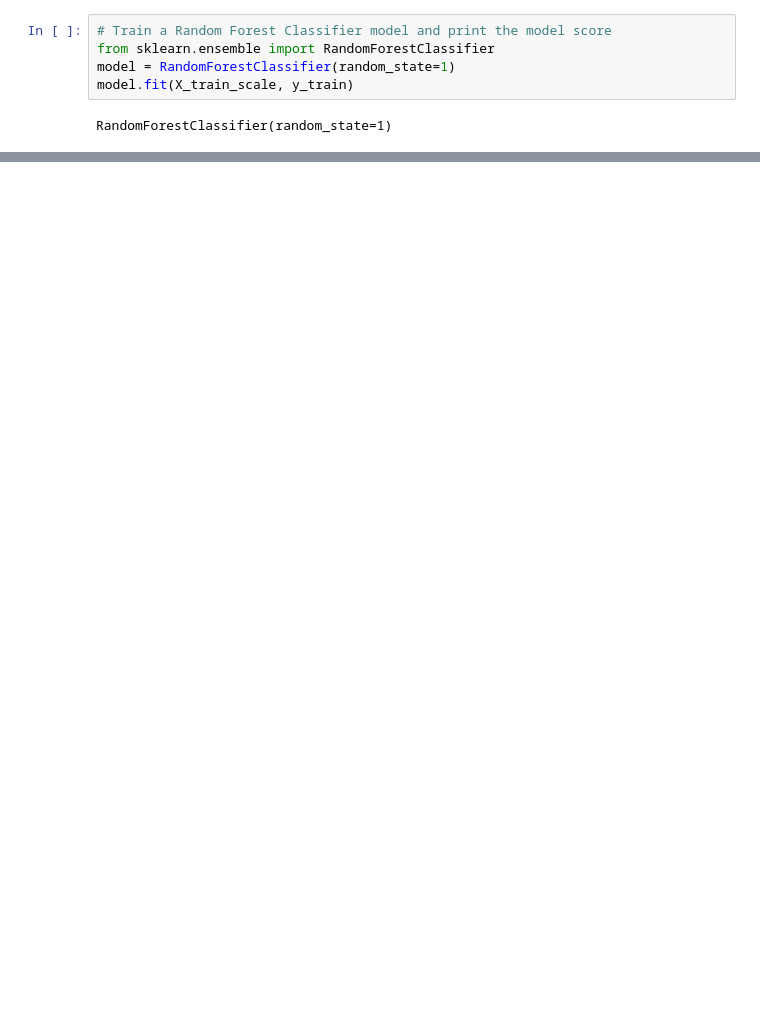
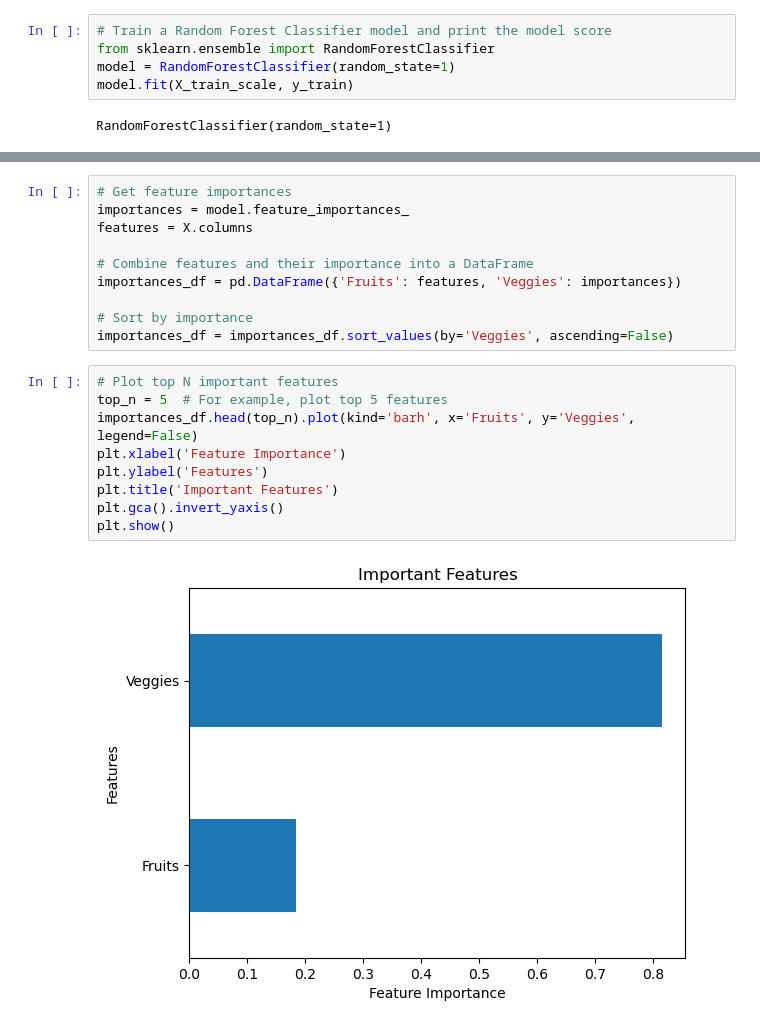
Before and after one commit to jjmccarty/project2_diabetes_outcomes, a Jupyter notebook: Casandra.ipynb, the cells around one changed output, grey strips where cells are left out. Cells and saved outputs as stored; diff of their text form; blank space fills up the shorter version.

```diff
--- a/Casandra.ipynb
+++ b/Casandra.ipynb
@@ -165,0 +188,21 @@ plt.show()
+# %%
+# Get feature importances
+importances = model.feature_importances_
+features = X.columns
+
+# Combine features and their importance into a DataFrame
+importances_df = pd.DataFrame({'Fruits': features, 'Veggies': importances})
+
+# Sort by importance
+importances_df = importances_df.sort_values(by='Veggies', ascending=False)
+# %%
+# Plot top N important features
+top_n = 5  # For example, plot top 5 features
+importances_df.head(top_n).plot(kind='barh', x='Fruits', y='Veggies', legend=False)
+plt.xlabel('Feature Importance')
+plt.ylabel('Features')
+plt.title('Important Features')
+plt.gca().invert_yaxis()
+plt.show()
+# %% [output]
+[figure, added]
```
Also changed, not shown: parts of 11 cells of this notebook.
